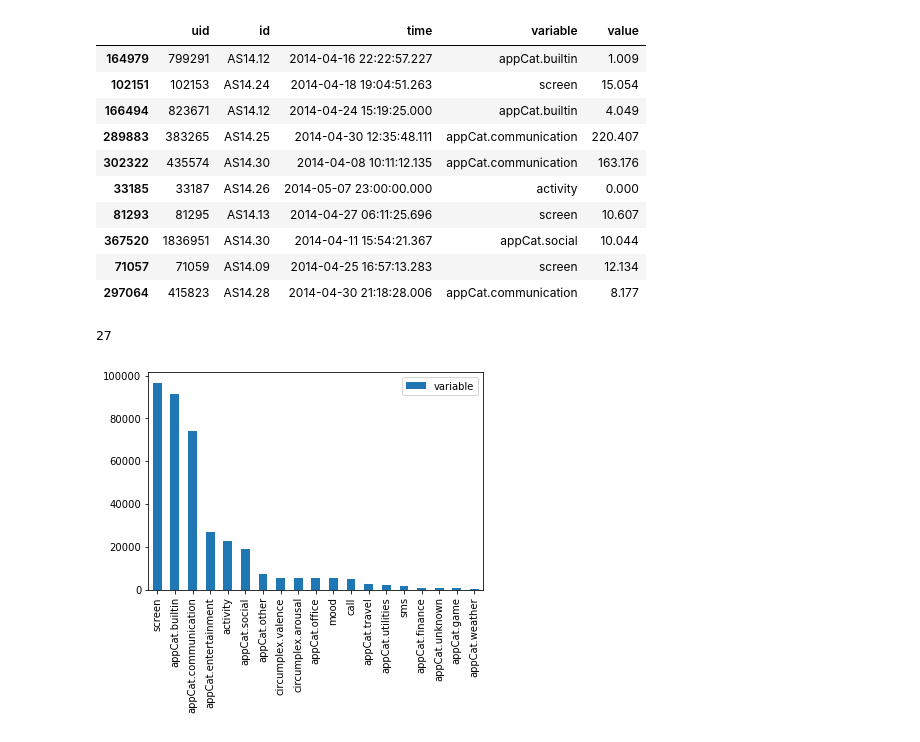
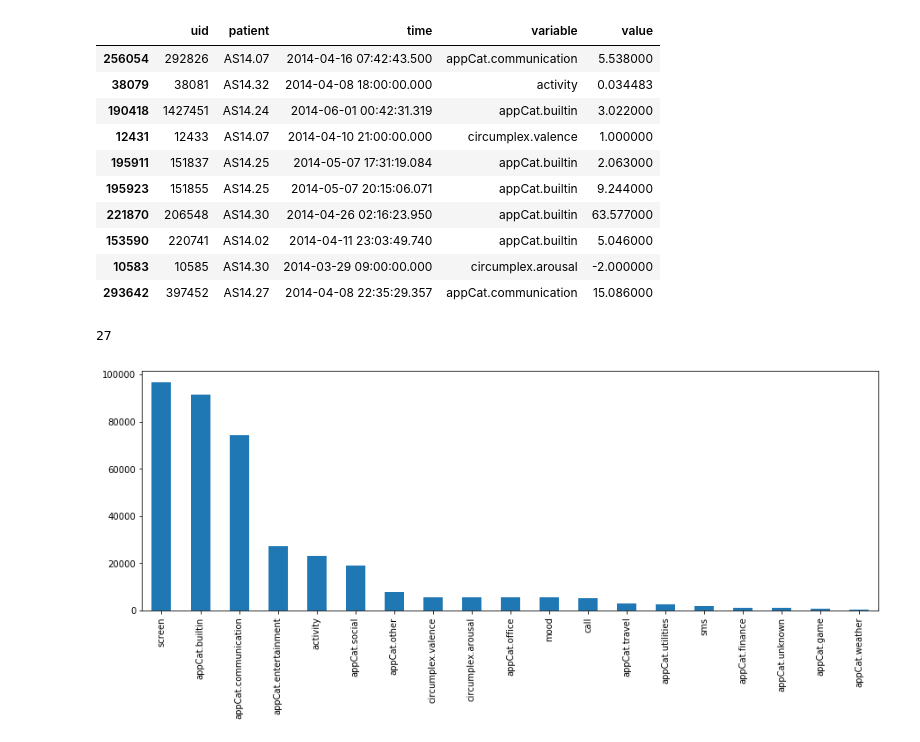
Before and after one commit to aeaston1/data-mining-techniques, a Jupyter notebook: Explore.ipynb, the cells around one changed output. Saved outputs shown, nothing was run; the diff lists cells and outputs as text; code cells hidden in the pictures.

```diff
--- a/Explore.ipynb
+++ b/Explore.ipynb
@@ -1,23 +6,29 @@
 # %%
 import pandas as pd
 %matplotlib inline
+import matplotlib.pyplot as plt
+plt.rcParams["figure.figsize"] = [15,5]
 # %%
 dateparse=lambda x: pd.datetime.strptime(x, '%Y-%m-%d %H:%M:%S.%f')
-df=pd.read_csv('dataset_mood_smartphone.csv', header=1, names=['uid','patient','time','variable','value'], parse_dates=['time'], date_parser=dateparse)
+df=pd.read_csv('dataset_mood_smartphone.csv',
+               header=1,
+               names=['uid','patient','time','variable','value'],
+               parse_dates=['time'],
+               date_parser=dateparse)
 # %%
 df.sample(10)
 # %% [output]
-|  | uid | id | time | variable | value |
-| 164979 | 799291 | AS14.12 | 2014-04-16 22:22:57.227 | appCat.builtin | 1.009 |
-| 102151 | 102153 | AS14.24 | 2014-04-18 19:04:51.263 | screen | 15.054 |
-| 166494 | 823671 | AS14.12 | 2014-04-24 15:19:25.000 | appCat.builtin | 4.049 |
-| 289883 | 383265 | AS14.25 | 2014-04-30 12:35:48.111 | appCat.communication | 220.407 |
-| 302322 | 435574 | AS14.30 | 2014-04-08 10:11:12.135 | appCat.communication | 163.176 |
-| 33185 | 33187 | AS14.26 | 2014-05-07 23:00:00.000 | activity | 0.000 |
-| 81293 | 81295 | AS14.13 | 2014-04-27 06:11:25.696 | screen | 10.607 |
-| 367520 | 1836951 | AS14.30 | 2014-04-11 15:54:21.367 | appCat.social | 10.044 |
-| 71057 | 71059 | AS14.09 | 2014-04-25 16:57:13.283 | screen | 12.134 |
-| 297064 | 415823 | AS14.28 | 2014-04-30 21:18:28.006 | appCat.communication | 8.177 |
+|  | uid | patient | time | variable | value |
+| 256054 | 292826 | AS14.07 | 2014-04-16 07:42:43.500 | appCat.communication | 5.538000 |
+| 38079 | 38081 | AS14.32 | 2014-04-08 18:00:00.000 | activity | 0.034483 |
+| 190418 | 1427451 | AS14.24 | 2014-06-01 00:42:31.319 | appCat.builtin | 3.022000 |
+| 12431 | 12433 | AS14.07 | 2014-04-10 21:00:00.000 | circumplex.valence | 1.000000 |
+| 195911 | 151837 | AS14.25 | 2014-05-07 17:31:19.084 | appCat.builtin | 2.063000 |
+| 195923 | 151855 | AS14.25 | 2014-05-07 20:15:06.071 | appCat.builtin | 9.244000 |
+| 221870 | 206548 | AS14.30 | 2014-04-26 02:16:23.950 | appCat.builtin | 63.577000 |
+| 153590 | 220741 | AS14.02 | 2014-04-11 23:03:49.740 | appCat.builtin | 5.046000 |
+| 10583 | 10585 | AS14.30 | 2014-03-29 09:00:00.000 | circumplex.arousal | -2.000000 |
+| 293642 | 397452 | AS14.27 | 2014-04-08 22:35:29.357 | appCat.communication | 15.086000 |
 # %%
 # how many patients?
 df.patient.unique().size
@@ -25,6 +36,6 @@ df.patient.unique().size
 27
 # %%
 # which are the popular variables?
-pd.DataFrame(df.variable.value_counts()).plot.bar();
+pd.DataFrame(df.variable.value_counts()).plot.bar(legend=None);
 # %% [output]
-[figure, old version]
+[figure, new version]
```
Also changed, not shown: parts of 3 cells of this notebook.
